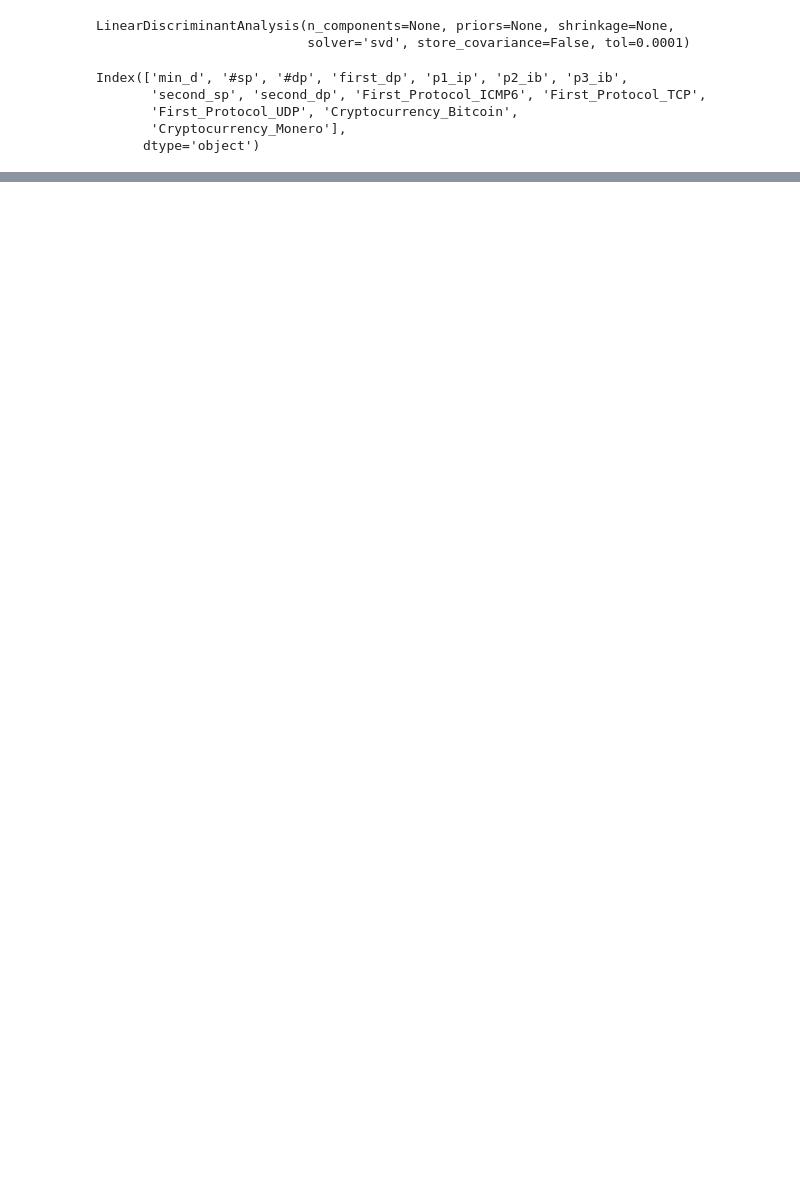
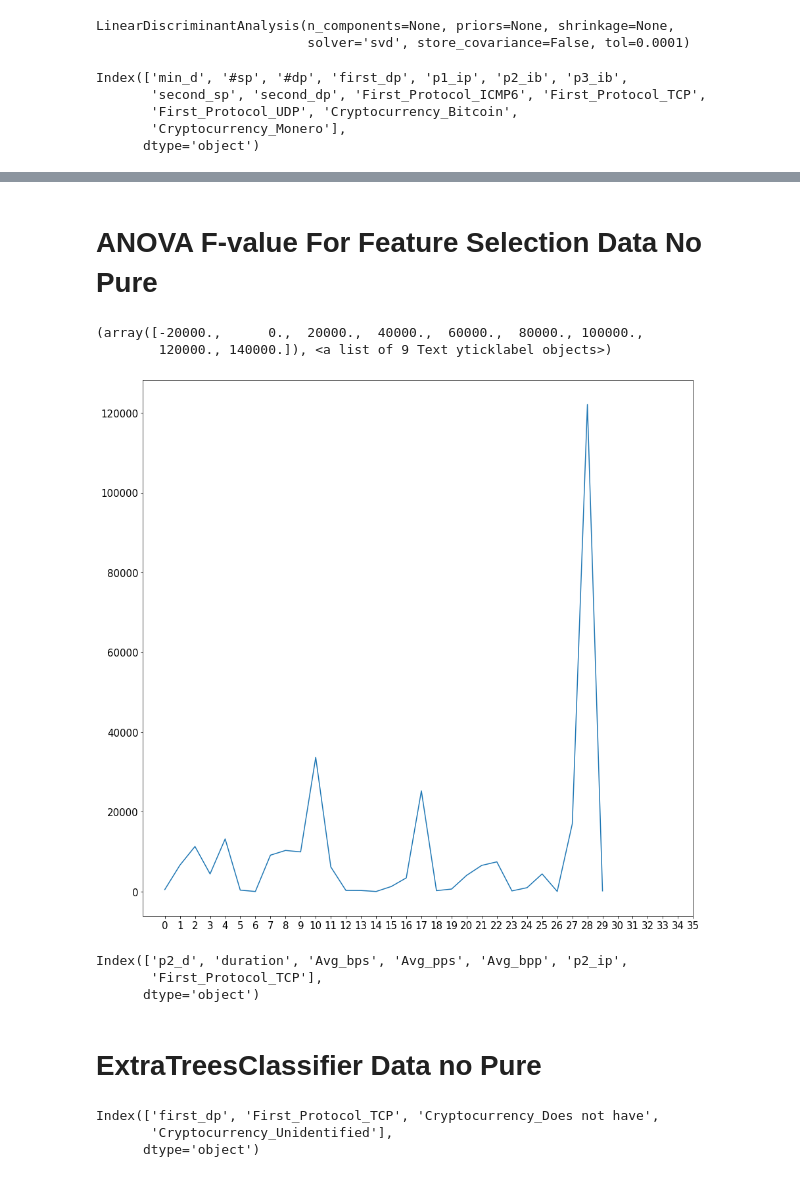
Before and after one commit to Kaiziferr/-Miner_Detector, a Jupyter notebook: PDG/6. Feature_Selection.ipynb, the cells around one changed output, grey strips where cells are left out. Cells and saved outputs as stored; diff of their text form; code cells hidden in the pictures; blank space fills up the shorter version.

```diff
--- a/PDG/6. Feature_Selection.ipynb
+++ b/PDG/6. Feature_Selection.ipynb
@@ -85,0 +88,3 @@ feature_selection = ['p1_d', 'p2_d','min_d','#sp','#dp','first_sp', 'first_dp',
+# %%
+data_n = pd.read_csv('data_n.csv')
+data_n.head()
@@ -85,0 +99,19 @@ feature_selection = ['p1_d', 'p2_d','min_d','#sp','#dp','first_sp', 'first_dp',
+# %%
+y = data_n['Type_mine']
+X = data_n.drop(['Type_mine','Type_not_mine'], axis = 1)
+# %% [markdown]
+# ANOVA F-value For Feature Selection Data No Pure
+# %%
+f_value = SelectKBest(f_classif)
+X_best = f_value.fit(X,y)
+# %%
+fig, ax = plt.subplots(figsize = (15,15))
+scores = X_best.scores_
+ax = plt.rcParams["figure.figsize"] = [24,18]
+ax = plt.plot(scores)
+plt.xticks(np.arange(36),np.arange(36), size = 15 )
+plt.yticks(size = 15)
+# %% [output]
+(array([-20000.,      0.,  20000.,  40000.,  60000.,  80000., 100000.,
+        120000., 140000.]), <a list of 9 Text yticklabel objects>)
+[figure, added]
@@ -85,0 +120,9 @@ feature_selection = ['p1_d', 'p2_d','min_d','#sp','#dp','first_sp', 'first_dp',
+# %%
+temp = data.columns
+temp[best_features]
+# %% [output]
+Index(['p2_d', 'duration', 'Avg_bps', 'Avg_pps', 'Avg_bpp', 'p2_ip',
+       'First_Protocol_TCP'],
+      dtype='object')
+# %% [markdown]
+# ExtraTreesClassifier Data no Pure
@@ -85,0 +133,6 @@ feature_selection = ['p1_d', 'p2_d','min_d','#sp','#dp','first_sp', 'first_dp',
+# %%
+X[X.columns[model.get_support(indices = True)]].columns
+# %% [output]
+Index(['first_dp', 'First_Protocol_TCP', 'Cryptocurrency_Does not have',
+       'Cryptocurrency_Unidentified'],
+      dtype='object')
```
Also changed, not shown: parts of 12 cells of this notebook, 11 other files.
